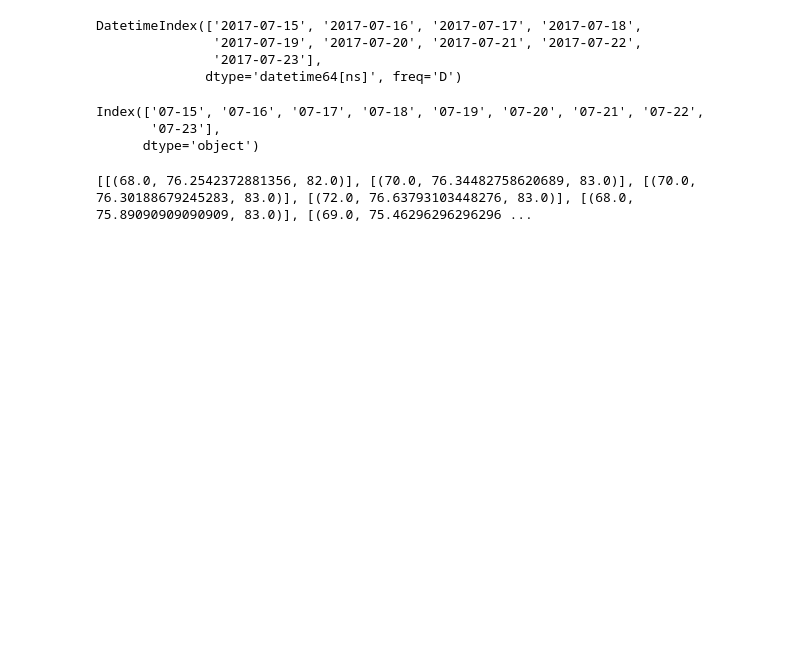
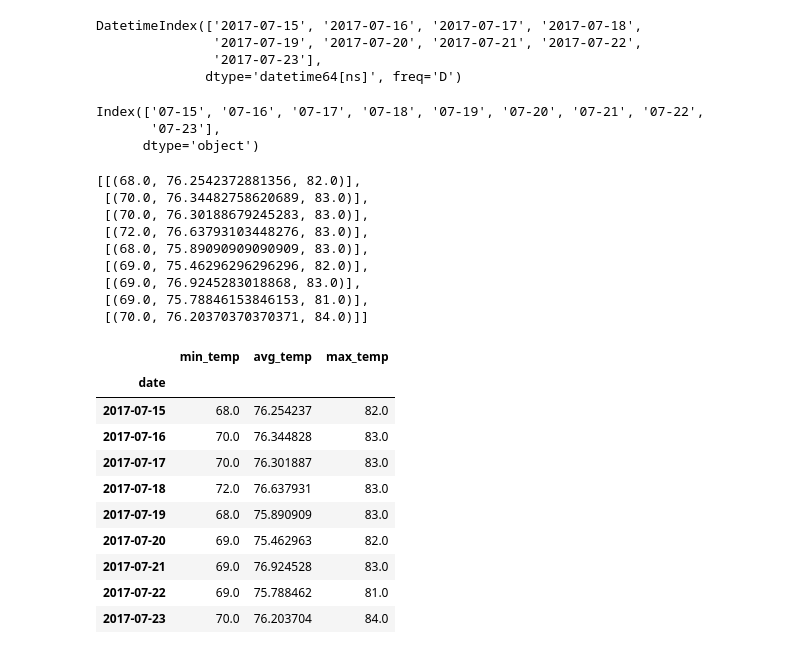
Before and after one commit to SoniMohandas/sqlalchemy-challenge, a Jupyter notebook: climate_starter.ipynb, the cells around one changed output. Saved outputs shown, nothing was run; the diff lists cells and outputs as text; code cells hidden in the pictures; blank space fills up the shorter version.

```diff
--- a/climate_starter.ipynb
+++ b/climate_starter.ipynb
@@ -352,10 +388,37 @@ normals=[]
 # Loop through the list of %m-%d strings and calculate the normals for each date
 for day in month_days:
     normals.append(daily_normals(day))
-print(normals)
+normals
 # %% [output]
-[[(68.0, 76.2542372881356, 82.0)], [(70.0, 76.34482758620689, 83.0)], [(70.0, 76.30188679245283, 83.0)], [(72.0, 76.63793103448276, 83.0)], [(68.0, 75.89090909090909, 83.0)], [(69.0, 75.46296296296296 ...
+[[(68.0, 76.2542372881356, 82.0)],
+ [(70.0, 76.34482758620689, 83.0)],
+ [(70.0, 76.30188679245283, 83.0)],
+ [(72.0, 76.63793103448276, 83.0)],
+ [(68.0, 75.89090909090909, 83.0)],
+ [(69.0, 75.46296296296296, 82.0)],
+ [(69.0, 76.9245283018868, 83.0)],
+ [(69.0, 75.78846153846153, 81.0)],
+ [(70.0, 76.20370370370371, 84.0)]]
 # %%
 # Load the previous query results into a Pandas DataFrame and add the `trip_dates` range as the `date` index
+for normal in normals:
+    normals_df=pd.DataFrame({"min_temp":[min[0][0] for min in normals],\
+                             "avg_temp":[avg[0][1] for avg in normals],\
+                             "max_temp":[max[0][2] for max in normals],\
+                            "date":trip_dates})
+normals_df.set_index('date', inplace=True)
+normals_df
+# %% [output]
+|  | min_temp | avg_temp | max_temp |
+| date |  |  |  |
+| 2017-07-15 | 68.0 | 76.254237 | 82.0 |
+| 2017-07-16 | 70.0 | 76.344828 | 83.0 |
+| 2017-07-17 | 70.0 | 76.301887 | 83.0 |
+| 2017-07-18 | 72.0 | 76.637931 | 83.0 |
+| 2017-07-19 | 68.0 | 75.890909 | 83.0 |
+| 2017-07-20 | 69.0 | 75.462963 | 82.0 |
+| 2017-07-21 | 69.0 | 76.924528 | 83.0 |
+| 2017-07-22 | 69.0 | 75.788462 | 81.0 |
+| 2017-07-23 | 70.0 | 76.203704 | 84.0 |
 # %%
 # Plot the daily normals as an area plot with `stacked=False`
```
Also changed, not shown: parts of 12 cells of this notebook, 1 other file.
